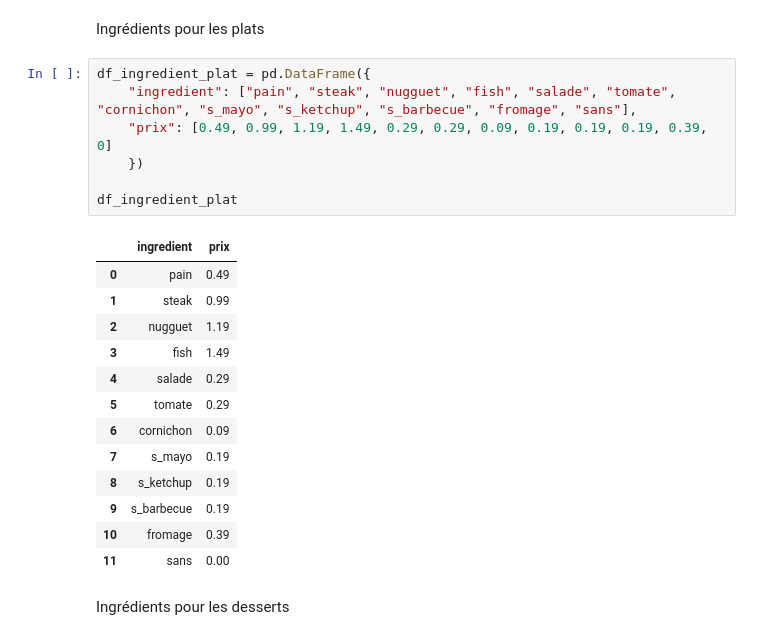
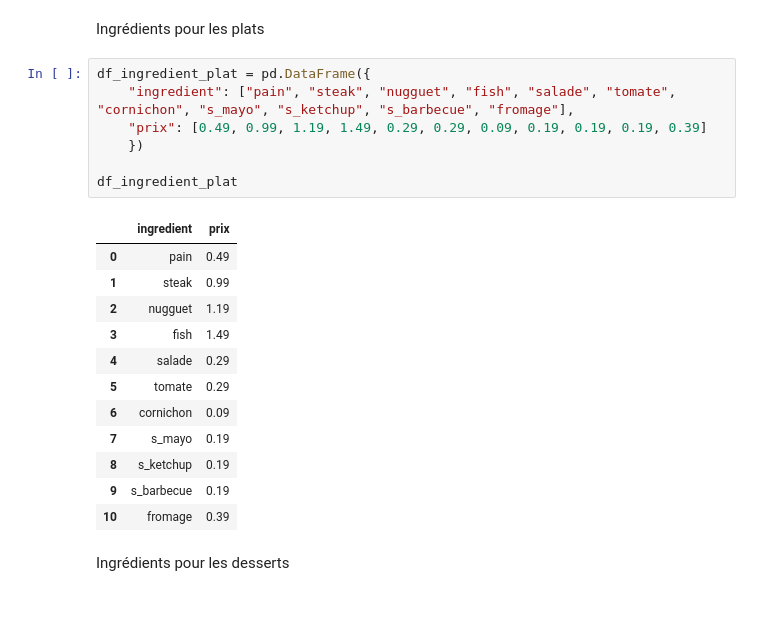
Before and after one commit to Benalieur/db_resto, a Jupyter notebook: main.ipynb, the cells around one changed output. Drawn from its saved outputs; the diff is of its cells as text; blank space fills up the shorter version.

```diff
--- a/main.ipynb
+++ b/main.ipynb
@@ -222,25 +222,24 @@ df_pays
 Ingrédients pour les plats
 # %%
 df_ingredient_plat = pd.DataFrame({
-    "ingredient": ["pain", "steak", "nugguet", "fish", "salade", "tomate", "cornichon", "s_mayo", "s_ketchup", "s_barbecue", "fromage", "sans"],
-    "prix": [0.49, 0.99, 1.19, 1.49, 0.29, 0.29, 0.09, 0.19, 0.19, 0.19, 0.39, 0]
+    "ingredient": ["pain", "steak", "nugguet", "fish", "salade", "tomate", "cornichon", "s_mayo", "s_ketchup", "s_barbecue", "fromage"],
+    "prix": [0.49, 0.99, 1.19, 1.49, 0.29, 0.29, 0.09, 0.19, 0.19, 0.19, 0.39]
     })
 
 df_ingredient_plat
 # %% [output]
 |  | ingredient | prix |
 | 0 | pain | 0.49 |
 | 1 | steak | 0.99 |
 | 2 | nugguet | 1.19 |
 | 3 | fish | 1.49 |
 | 4 | salade | 0.29 |
 | 5 | tomate | 0.29 |
 | 6 | cornichon | 0.09 |
 | 7 | s_mayo | 0.19 |
 | 8 | s_ketchup | 0.19 |
 | 9 | s_barbecue | 0.19 |
 | 10 | fromage | 0.39 |
-| 11 | sans | 0.00 |
 # %% [markdown]
 Ingrédients pour les desserts
 # %%
```
Also changed, not shown: parts of 58 cells of this notebook, 1 other file.
